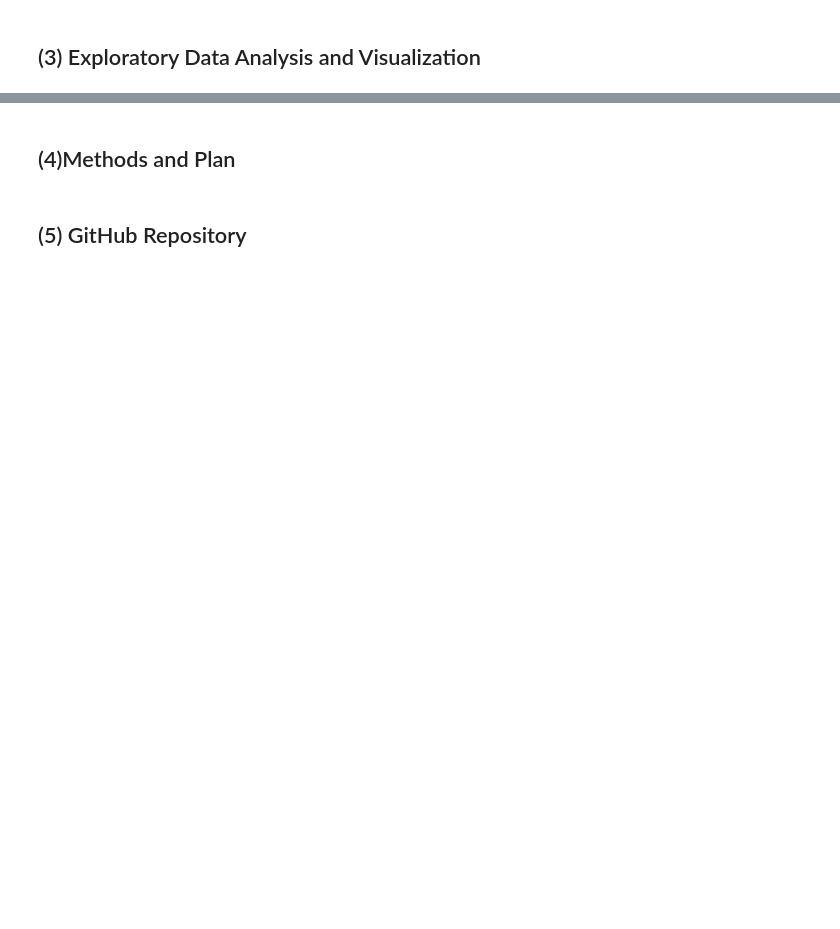
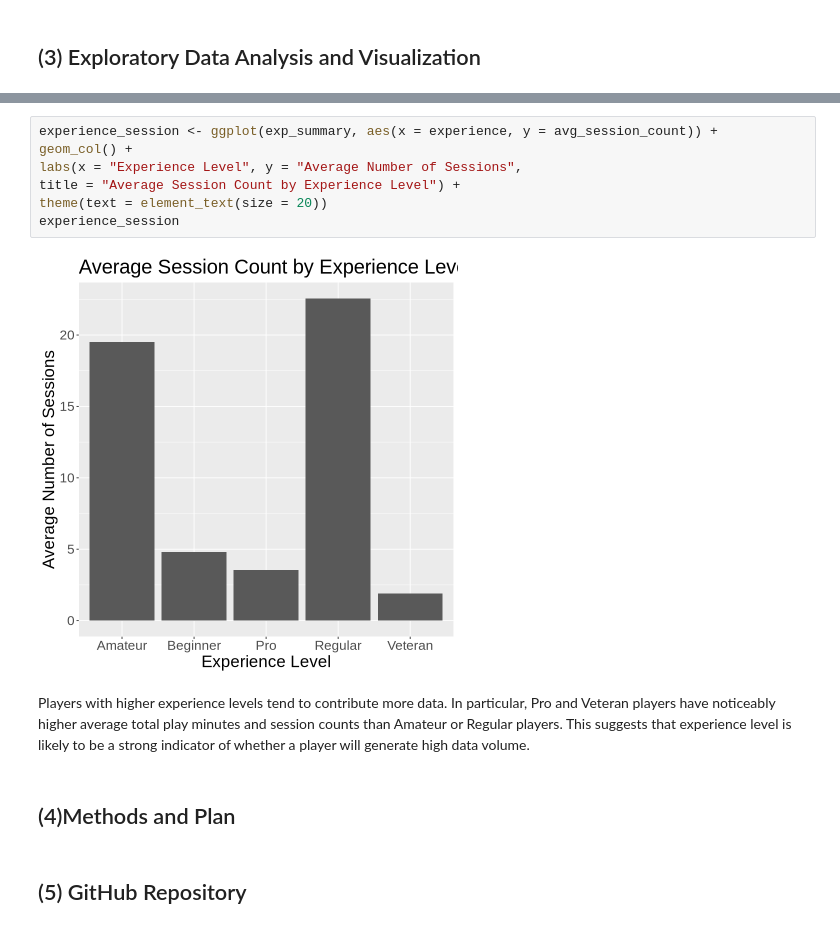
Before and after one commit to huxiaowen623-web/Xiaowen-s-dsc100_project_plan, a Jupyter notebook: individual project plan.ipynb, the cells around one changed output, grey strips where cells are left out. Cells and saved outputs as stored; diff of their text form; blank space fills up the shorter version.

```diff
--- a/individual project plan.ipynb
+++ b/individual project plan.ipynb
@@ -76,3 +180,14 @@ Can a player’s experience level and total played hours be used to predict how
+# %%
+experience_session <- ggplot(exp_summary, aes(x = experience, y = avg_session_count)) +
+geom_col() +
+labs(x = "Experience Level", y = "Average Number of Sessions",
+title = "Average Session Count by Experience Level") +
+theme(text = element_text(size = 20))
+experience_session
+# %% [output]
+[figure, added]
+# %% [markdown]
+Players with higher experience levels tend to contribute more data. In particular, Pro and Veteran players have noticeably higher average total play minutes and session counts than Amateur or Regular players. This suggests that experience level is likely to be a strong indicator of whether a player will generate high data volume.
 # %% [markdown]
 ## (4)Methods and Plan
 # %% [markdown]
```
Also changed, not shown: parts of 11 cells of this notebook.
